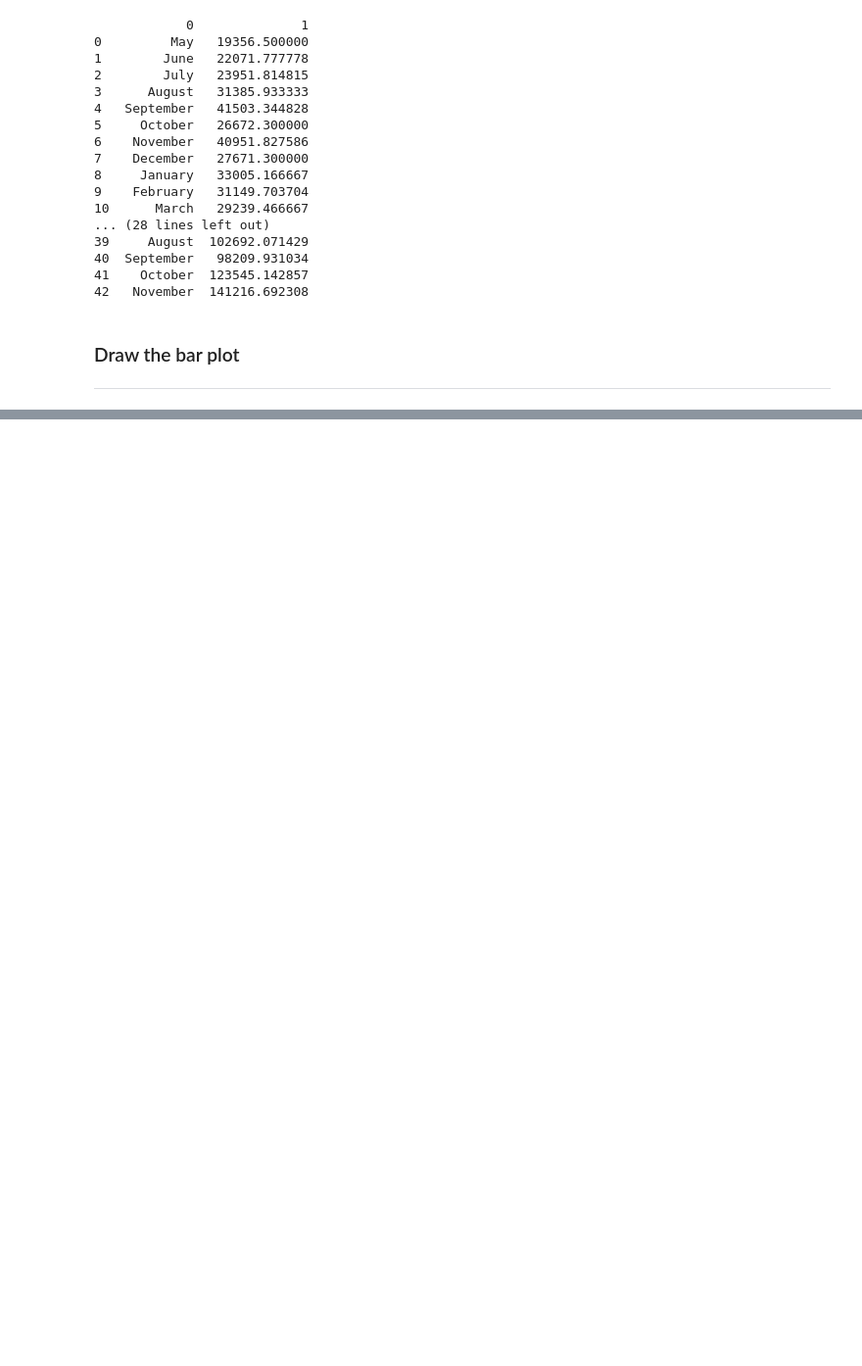
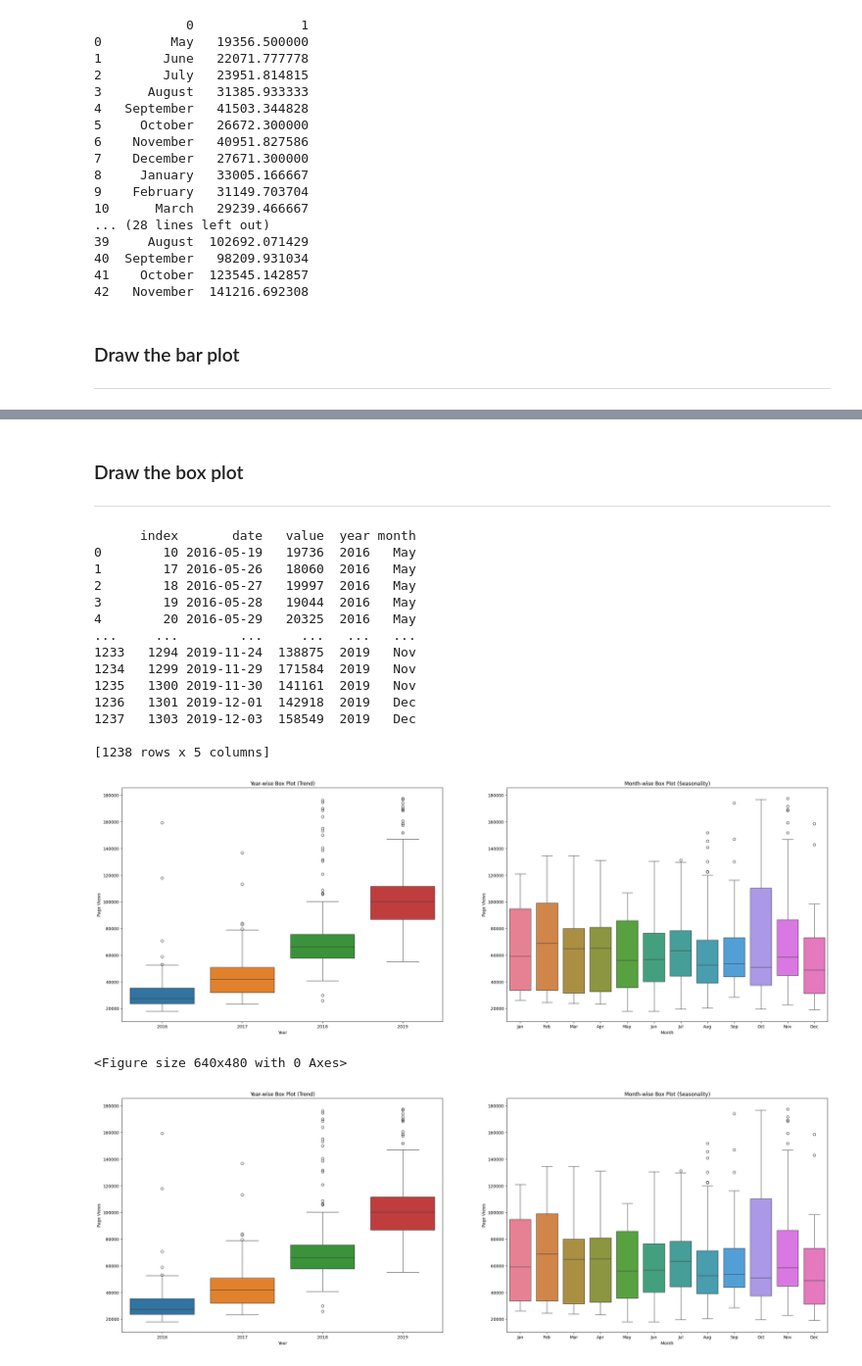
Before and after one commit to brunscii/pythonDataAnalysis, a Jupyter notebook: pageViewTimeSeries/pageView.ipynb, the cells around one changed output, grey strips where cells are left out. Shown: that part at 98% size. Drawn from its saved outputs; the diff is of its cells as text; code cells hidden in the pictures; blank space fills up the shorter version.

```diff
--- a/pageViewTimeSeries/pageView.ipynb
+++ b/pageViewTimeSeries/pageView.ipynb
@@ -111,2 +113,2 @@ draw_line_plot()
 # %%
-df.groupby( pd.PeriodIndex( df['date'], freq='M' ) ).aggregate( 'mean' )
+df_avg = df.groupby( pd.PeriodIndex( df['date'], freq='M' ) ).aggregate( 'mean' )
@@ -131,0 +127,4 @@ df.groupby( pd.PeriodIndex( df['date'], freq='M' ) ).aggregate( 'mean' )
+# %%
+for d in df_avg.index:
+  print( d )
+  print( d.to_timestamp().month_name() )
@@ -152,3 +192,6 @@ Freq: M, Name: value, dtype: float64
 # %% [markdown]
 ### Sort by month and average
 ---
+# %%
+for d, v in df.values:
+  print( d )
@@ -157,8 +218,8 @@ tmpMonth = ''
 daysCount = 0
 totViews = 0
 monthsAvgViews = []
-for d, v in df.iterrows() :
-  if tmpMonth != d.month_name() :
+for d, v in df.values :
+  if tmpMonth != pd.Timestamp( d ).month_name() :
     if totViews > 0:
       monthsAvgViews.append( [tmpMonth, totViews/daysCount] )
     tmpMonth = d.month_name()
@@ -166,7 +227,7 @@ for d, v in df.iterrows() :
     totViews = 0
   else:
     daysCount += 1
-    totViews += v.value
+    totViews += v
 
 
 print( pd.DataFrame(monthsAvgViews) )
@@ -216,0 +340,3 @@ draw_bar_plot()
+# %% [markdown]
+### Draw the box plot
+---
@@ -216,0 +387,20 @@ draw_bar_plot()
+# %%
+draw_box_plot()
+# %% [output]
+      index       date   value  year month
+0        10 2016-05-19   19736  2016   May
+1        17 2016-05-26   18060  2016   May
+2        18 2016-05-27   19997  2016   May
+3        19 2016-05-28   19044  2016   May
+4        20 2016-05-29   20325  2016   May
+...     ...        ...     ...   ...   ...
+1233   1294 2019-11-24  138875  2019   Nov
+1234   1299 2019-11-29  171584  2019   Nov
+1235   1300 2019-11-30  141161  2019   Nov
+1236   1301 2019-12-01  142918  2019   Dec
+1237   1303 2019-12-03  158549  2019   Dec
+
+[1238 rows x 5 columns]
+[figure, added]
+<Figure size 640x480 with 0 Axes>
+[figure, added]
```
Also changed, not shown: parts of 17 cells of this notebook, 7 other files.
